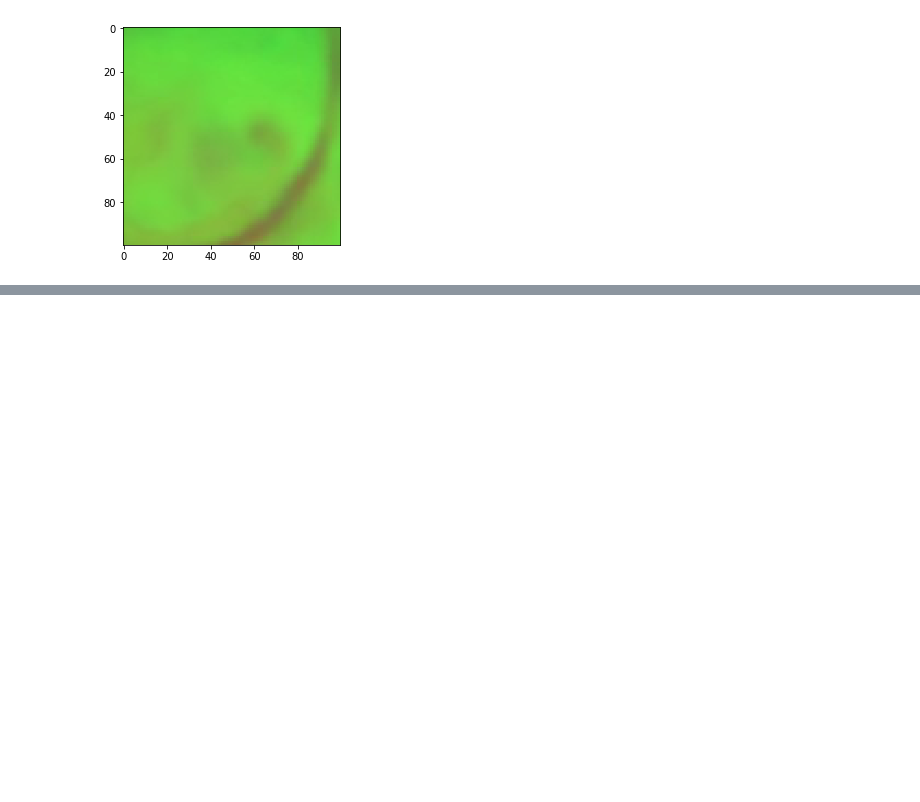
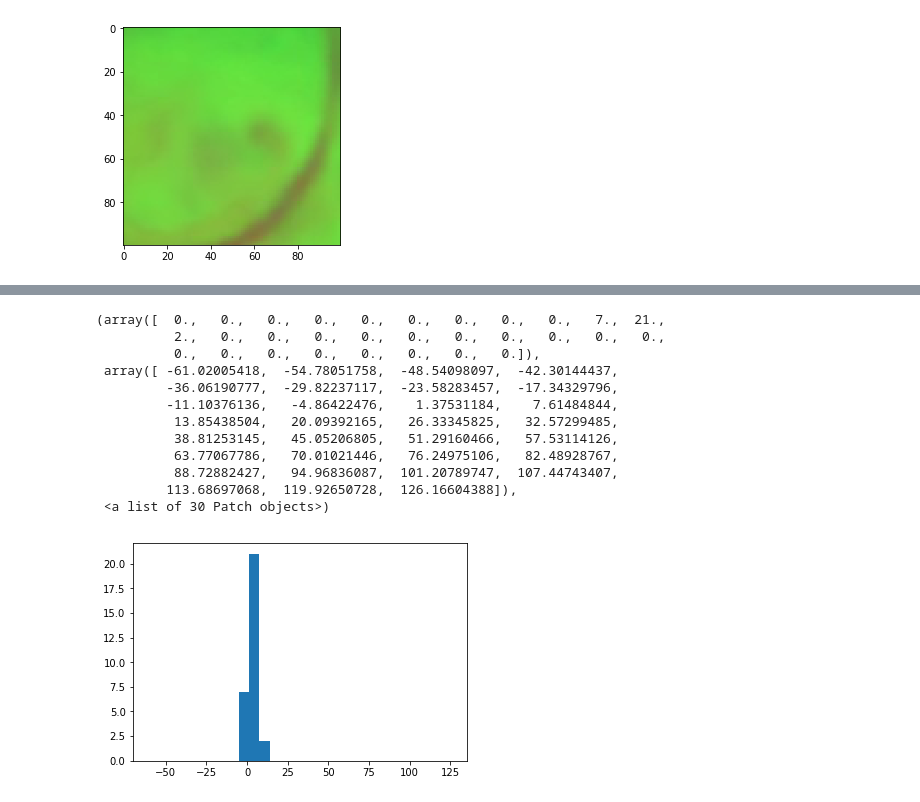
Before and after one commit to sutt/ppd, a Jupyter notebook: July31.ipynb, the cells around one changed output, grey strips where cells are left out. Cells and saved outputs as stored; diff of their text form; code cells hidden in the pictures; blank space fills up the shorter version.

```diff
--- a/July31.ipynb
+++ b/July31.ipynb
@@ -18,0 +46,3 @@ plt.imshow(cv2.cvtColor(img1, cv2.COLOR_BGR2RGB))
+# %%
+data = mock_hist_data()
+data
@@ -18,0 +67,3 @@ plt.imshow(cv2.cvtColor(img1, cv2.COLOR_BGR2RGB))
+# %%
+inp_bins = 30
+n, bins = np.histogram(data[0], inp_bins)
@@ -18,0 +80,16 @@ plt.imshow(cv2.cvtColor(img1, cv2.COLOR_BGR2RGB))
+# %%
+plt.hist(x = n ,bins = bins)
+# %% [output]
+(array([  0.,   0.,   0.,   0.,   0.,   0.,   0.,   0.,   0.,   7.,  21.,
+          2.,   0.,   0.,   0.,   0.,   0.,   0.,   0.,   0.,   0.,   0.,
+          0.,   0.,   0.,   0.,   0.,   0.,   0.,   0.]),
+ array([ -61.02005418,  -54.78051758,  -48.54098097,  -42.30144437,
+         -36.06190777,  -29.82237117,  -23.58283457,  -17.34329796,
+         -11.10376136,   -4.86422476,    1.37531184,    7.61484844,
+          13.85438504,   20.09392165,   26.33345825,   32.57299485,
+          38.81253145,   45.05206805,   51.29160466,   57.53114126,
+          63.77067786,   70.01021446,   76.24975106,   82.48928767,
+          88.72882427,   94.96836087,  101.20789747,  107.44743407,
+         113.68697068,  119.92650728,  126.16604388]),
+ <a list of 30 Patch objects>)
+[figure, added]
```
Also changed, not shown: parts of 5 cells of this notebook, 3 other files.
